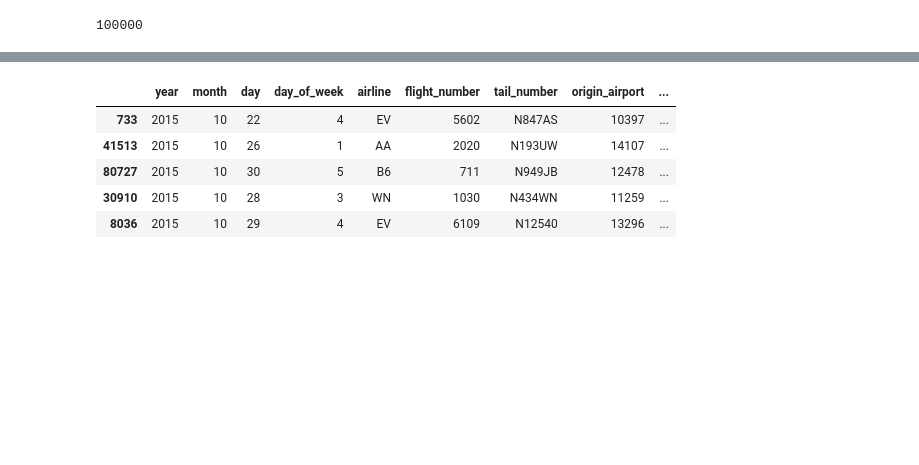
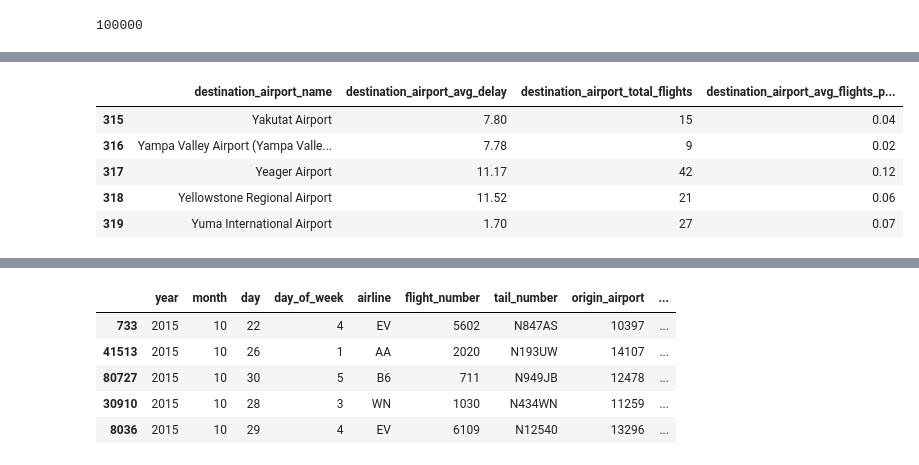
Before and after one commit to binh748/flight-classification, a Jupyter notebook: feature_engineering.ipynb, the cells around one changed output, grey strips where cells are left out. Saved outputs shown, nothing was run; the diff lists cells and outputs as text; code cells hidden in the pictures; blank space fills up the shorter version.

```diff
--- a/feature_engineering.ipynb
+++ b/feature_engineering.ipynb
@@ -385,3 +385,33 @@ origin_airport_features_df.head()
 # %%
 # Step 3.1
 sample_df = sample_df.merge(origin_airport_features_df, how='left', on='origin_airport_name')
+# %%
+# Step 3.2
+sample_df = sample_df.fillna({'origin_airport_avg_delay': sample_df['origin_airport_avg_delay'].median(),
+                              'origin_airport_total_flights': sample_df['origin_airport_total_flights'].median(),
+                              'origin_airport_avg_flights_per_day': sample_df['origin_airport_avg_flights_per_day'].median()})
+# %%
+# Step 4
+destination_airport_features = ['destination_airport_avg_delay',
+                                'destination_airport_total_flights']
+
+
+destination_airport_features_df = (sample_df.groupby(['destination_airport_name'], as_index=False)
+                                   .agg({'arrival_delay': 'mean',
+                                         'flight_number': 'count'}))
+
+destination_airport_features_df.columns = (['destination_airport_name']
+                                           + destination_airport_features)
+
+(destination_airport_features_df
+ ['destination_airport_avg_flights_per_day']) = (destination_airport_features_df['destination_airport_total_flights']
+                                                 / 365)
+
+destination_airport_features_df.tail()
+# %% [output]
+|  | destination_airport_name | destination_airport_avg_delay | destination_airport_total_flights | destination_airport_avg_flights_p... |
+| 315 | Yakutat Airport | 7.80 | 15 | 0.04 |
+| 316 | Yampa Valley Airport (Yampa Valle... | 7.78 | 9 | 0.02 |
+| 317 | Yeager Airport | 11.17 | 42 | 0.12 |
+| 318 | Yellowstone Regional Airport | 11.52 | 21 | 0.06 |
+| 319 | Yuma International Airport | 1.70 | 27 | 0.07 |
```
Also changed, not shown: parts of 15 cells of this notebook.
